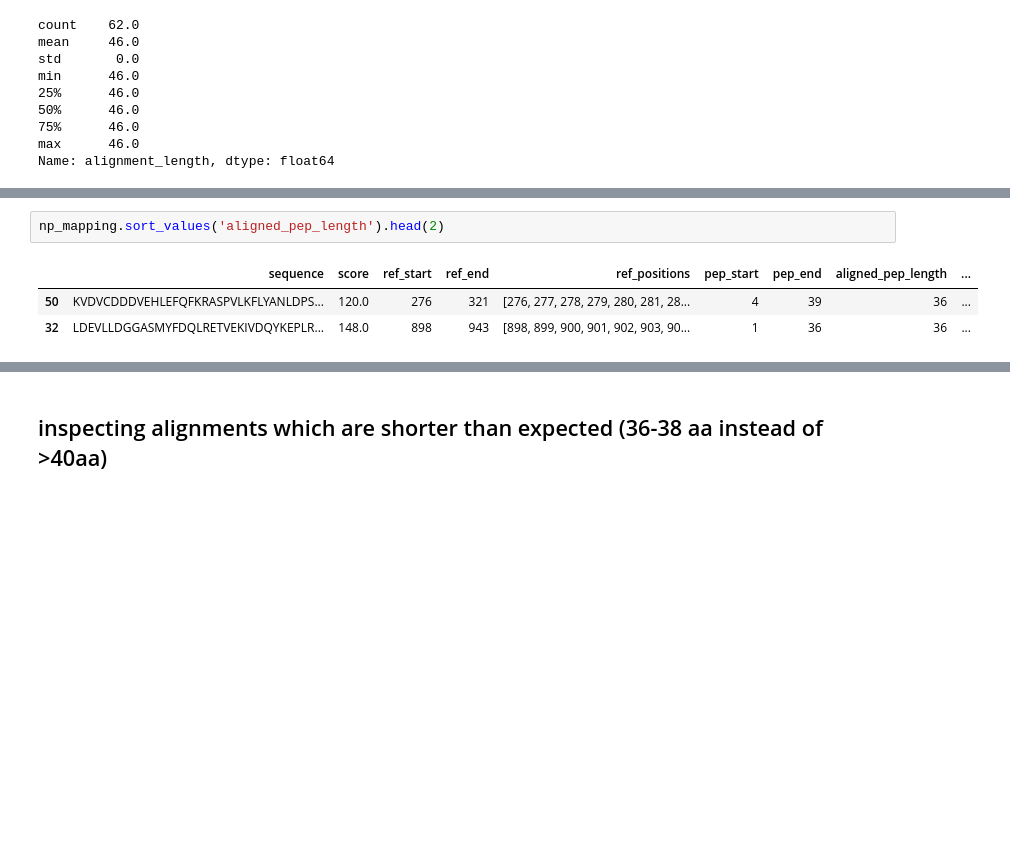
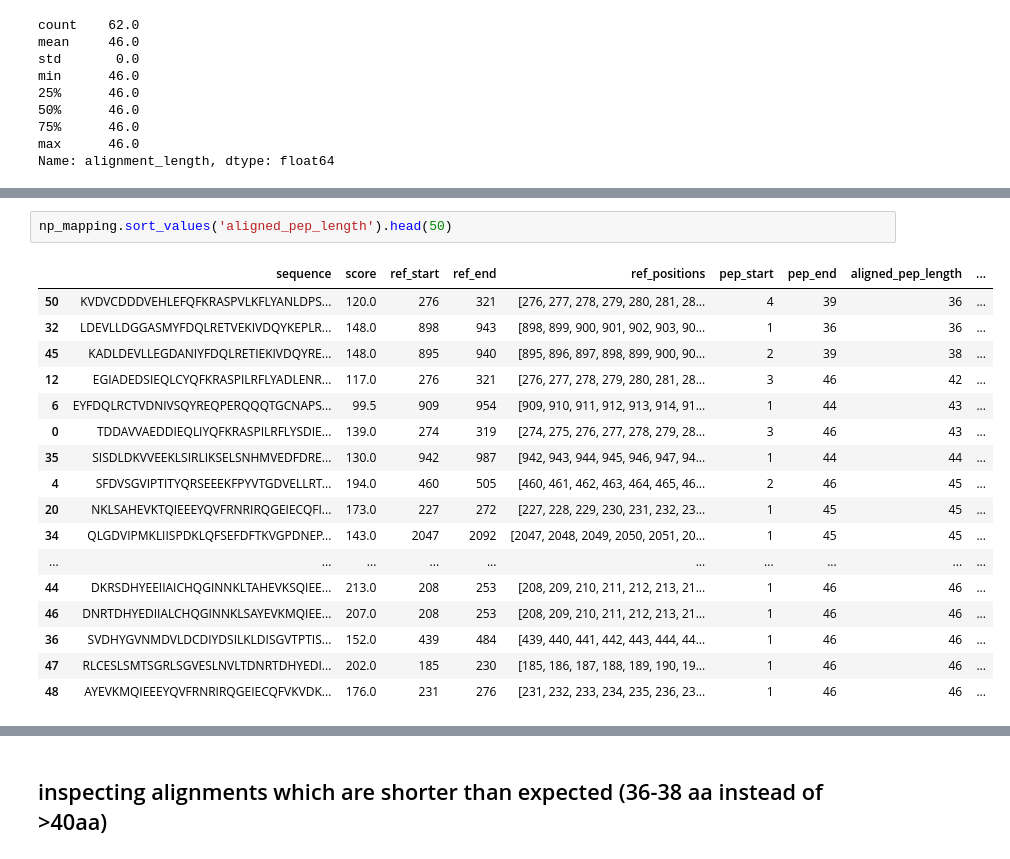
Before and after one commit to sporak577/lasv_phipseq_2026, a Jupyter notebook: draw_signal_to_LASV_polymerase.ipynb, the cells around one changed output, grey strips where cells are left out. Drawn from its saved outputs; the diff is of its cells as text; blank space fills up the shorter version.

```diff
--- a/draw_signal_to_LASV_polymerase.ipynb
+++ b/draw_signal_to_LASV_polymerase.ipynb
@@ -161,8 +185,22 @@ Name: alignment_length, dtype: float64
 # %%
-np_mapping.sort_values('aligned_pep_length').head(2)
+np_mapping.sort_values('aligned_pep_length').head(50)
 # %% [output]
 |  | sequence | score | ref_start | ref_end | ref_positions | pep_start | pep_end | aligned_pep_length | ... |
 | 50 | KVDVCDDDVEHLEFQFKRASPVLKFLYANLDPS... | 120.0 | 276 | 321 | [276, 277, 278, 279, 280, 281, 28... | 4 | 39 | 36 | ... |
 | 32 | LDEVLLDGGASMYFDQLRETVEKIVDQYKEPLR... | 148.0 | 898 | 943 | [898, 899, 900, 901, 902, 903, 90... | 1 | 36 | 36 | ... |
+| 45 | KADLDEVLLEGDANIYFDQLRETIEKIVDQYRE... | 148.0 | 895 | 940 | [895, 896, 897, 898, 899, 900, 90... | 2 | 39 | 38 | ... |
+| 12 | EGIADEDSIEQLCYQFKRASPILRFLYADLENR... | 117.0 | 276 | 321 | [276, 277, 278, 279, 280, 281, 28... | 3 | 46 | 42 | ... |
+| 6 | EYFDQLRCTVDNIVSQYREQPERQQQTGCNAPS... | 99.5 | 909 | 954 | [909, 910, 911, 912, 913, 914, 91... | 1 | 44 | 43 | ... |
+| 0 | TDDAVVAEDDIEQLIYQFKRASPILRFLYSDIE... | 139.0 | 274 | 319 | [274, 275, 276, 277, 278, 279, 28... | 3 | 46 | 43 | ... |
+| 35 | SISDLDKVVEEKLSIRLIKSELSNHMVEDFDRE... | 130.0 | 942 | 987 | [942, 943, 944, 945, 946, 947, 94... | 1 | 44 | 44 | ... |
+| 4 | SFDVSGVIPTITYQRSEEEKFPYVTGDVELLRT... | 194.0 | 460 | 505 | [460, 461, 462, 463, 464, 465, 46... | 2 | 46 | 45 | ... |
+| 20 | NKLSAHEVKTQIEEEYQVFRNRIRQGEIECQFI... | 173.0 | 227 | 272 | [227, 228, 229, 230, 231, 232, 23... | 1 | 45 | 45 | ... |
+| 34 | QLGDVIPMKLIISPDKLQFSEFDFTKVGPDNEP... | 143.0 | 2047 | 2092 | [2047, 2048, 2049, 2050, 2051, 20... | 1 | 45 | 45 | ... |
+| ... | ... | ... | ... | ... | ... | ... | ... | ... | ... |
+| 44 | DKRSDHYEEIIAICHQGINNKLTAHEVKSQIEE... | 213.0 | 208 | 253 | [208, 209, 210, 211, 212, 213, 21... | 1 | 46 | 46 | ... |
+| 46 | DNRTDHYEDIIALCHQGINNKLSAYEVKMQIEE... | 207.0 | 208 | 253 | [208, 209, 210, 211, 212, 213, 21... | 1 | 46 | 46 | ... |
+| 36 | SVDHYGVNMDVLDCDIYDSILKLDISGVTPTIS... | 152.0 | 439 | 484 | [439, 440, 441, 442, 443, 444, 44... | 1 | 46 | 46 | ... |
+| 47 | RLCESLSMTSGRLSGVESLNVLTDNRTDHYEDI... | 202.0 | 185 | 230 | [185, 186, 187, 188, 189, 190, 19... | 1 | 46 | 46 | ... |
+| 48 | AYEVKMQIEEEYQVFRNRIRQGEIECQFVKVDK... | 176.0 | 231 | 276 | [231, 232, 233, 234, 235, 236, 23... | 1 | 46 | 46 | ... |
 # %%
 #inspect the shortest mappings:
```
Also changed, not shown: parts of 3 cells of this notebook, 3 other files.
